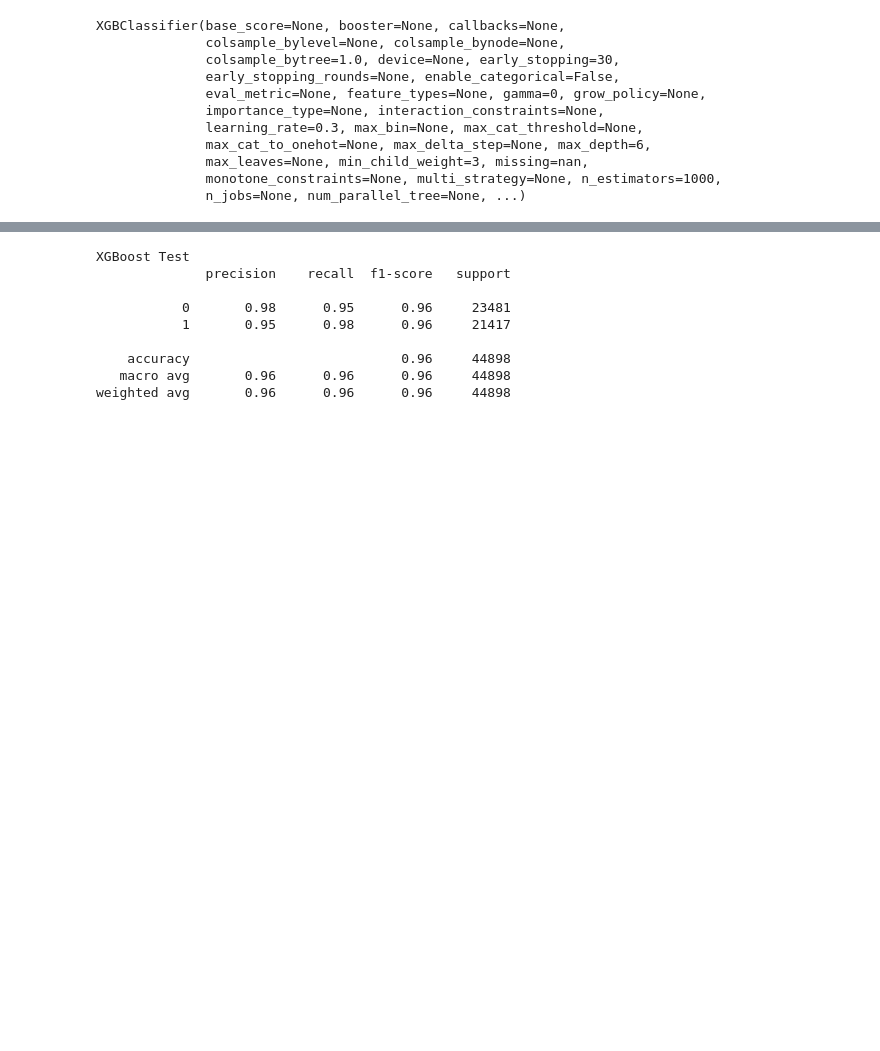
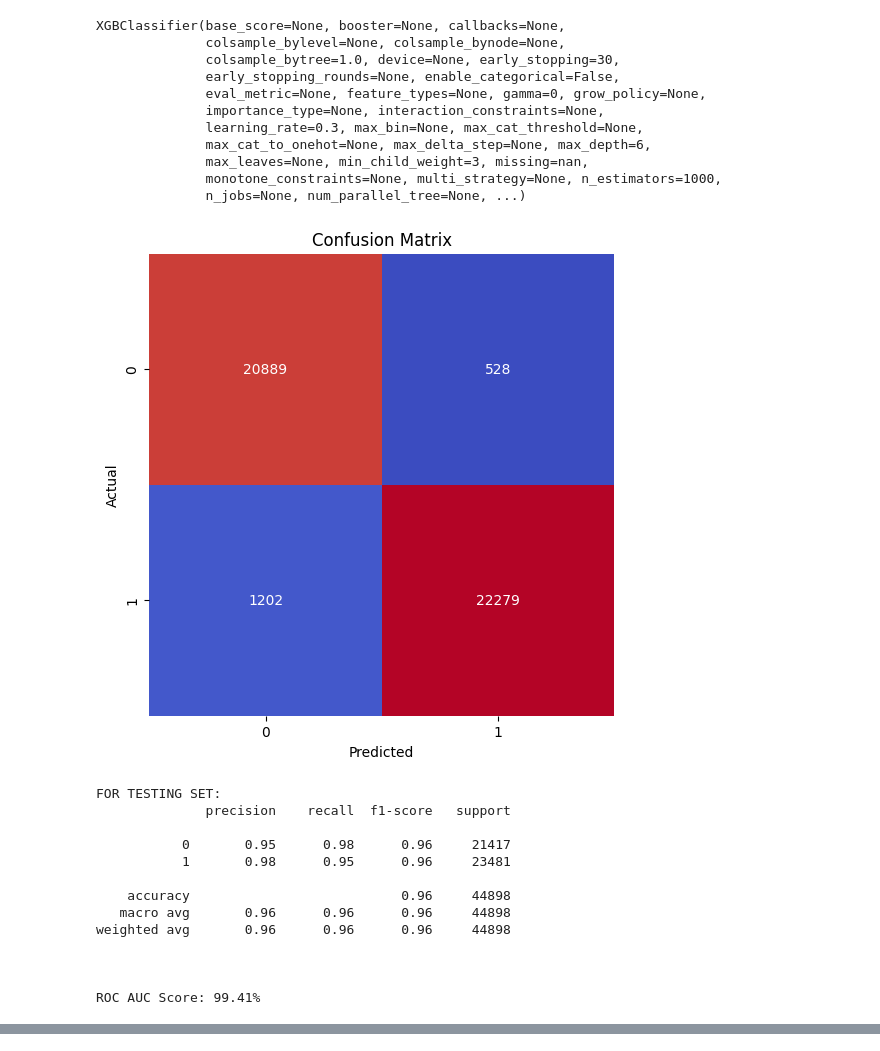
Before and after one commit to SujanNeupane42/data606_capstone_teamC, a Jupyter notebook: notebooks/Evaluating_on_FinalTestingData.ipynb, the cells around one changed output, grey strips where cells are left out. Cells and saved outputs as stored; diff of their text form; code cells hidden in the pictures; blank space fills up the shorter version.

```diff
--- a/notebooks/Evaluating_on_FinalTestingData.ipynb
+++ b/notebooks/Evaluating_on_FinalTestingData.ipynb
@@ -265,3 +259,20 @@ X_test_embeddings = batch_encode(X_test, model_pretrained)
 # %%
-test_preds_XGBOOST = XGBoost_Model.predict(X_test_embeddings)
-test_preds_proba_XGBOOST = XGBoost_Model.predict_proba(X_test_embeddings)[:, 1]
+X_test_embeddings = batch_encode(X_test, model_pretrained)
+test_preds = XGBoost_Model.predict(X_test_embeddings)
+test_preds_proba = XGBoost_Model.predict_proba(X_test_embeddings)[:, 1]
+perform_deep_test_analysis(y_test, test_preds, test_preds_proba, "XGBoost -> Final Testing Data")
+# %% [output]
+[figure, added]
+FOR TESTING SET:
+              precision    recall  f1-score   support
+
+           0       0.95      0.98      0.96     21417
+           1       0.98      0.95      0.96     23481
+
+    accuracy                           0.96     44898
+   macro avg       0.96      0.96      0.96     44898
+weighted avg       0.96      0.96      0.96     44898
+
+
+
+ROC AUC Score: 99.41%
@@ -268,13 +279,0 @@ test_preds_proba_XGBOOST = XGBoost_Model.predict_proba(X_test_embeddings)[:, 1]
-# %%
-print("XGBoost Test")
-print(classification_report(y_test, test_preds_XGBOOST))
-# %% [output]
-XGBoost Test
-              precision    recall  f1-score   support
-
-           0       0.98      0.95      0.96     23481
-           1       0.95      0.98      0.96     21417
-
-    accuracy                           0.96     44898
-   macro avg       0.96      0.96      0.96     44898
-weighted avg       0.96      0.96      0.96     44898
```
Also changed, not shown: parts of 38 cells of this notebook, 4 other files.
